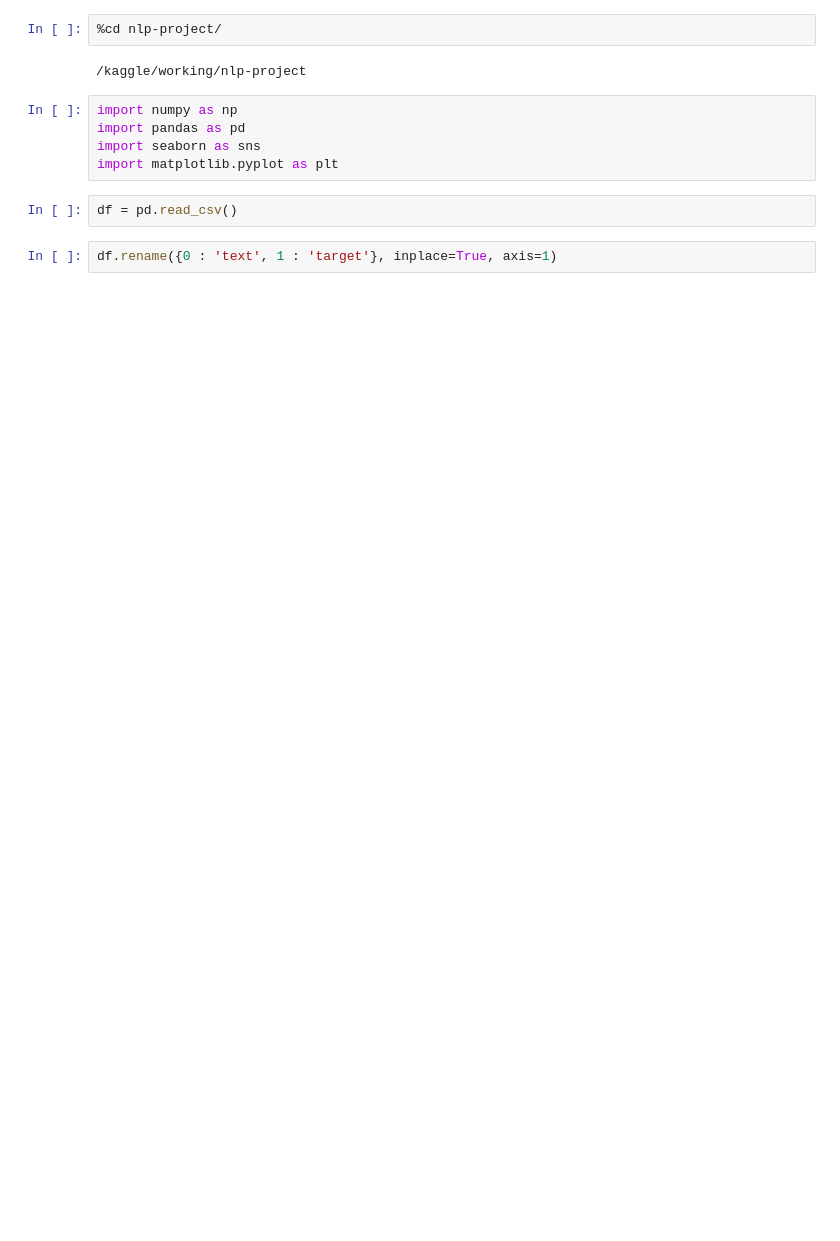
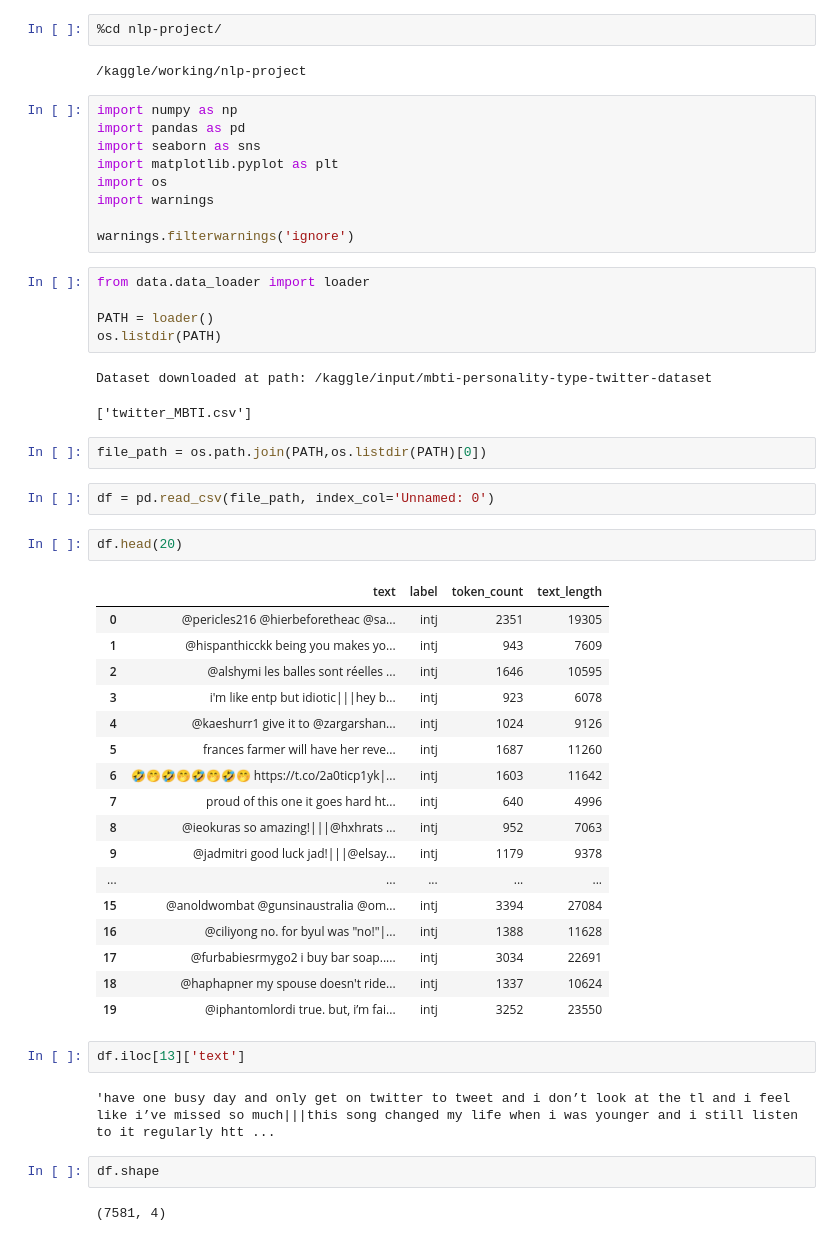
Before and after one commit to oopscompiled/nlp-project, a Jupyter notebook: notebooks/exploratory.ipynb, the cells around one changed output. Saved outputs shown, nothing was run; the diff lists cells and outputs as text; blank space fills up the shorter version.

```diff
--- a/notebooks/exploratory.ipynb
+++ b/notebooks/exploratory.ipynb
@@ -19,7 +19,47 @@ import numpy as np
 import pandas as pd
 import seaborn as sns
 import matplotlib.pyplot as plt
+import os
+import warnings
+
+warnings.filterwarnings('ignore')
+# %%
+from data.data_loader import loader
+
+PATH = loader()
+os.listdir(PATH)
+# %% [output]
+Dataset downloaded at path: /kaggle/input/mbti-personality-type-twitter-dataset
+['twitter_MBTI.csv']
+# %%
+file_path = os.path.join(PATH,os.listdir(PATH)[0])
 # %%
-df = pd.read_csv()
+df = pd.read_csv(file_path, index_col='Unnamed: 0')
-# %%
-df.rename({0 : 'text', 1 : 'target'}, inplace=True, axis=1)
+# %%
+df.head(20)
+# %% [output]
+|  | text | label | token_count | text_length |
+| 0 | @pericles216 @hierbeforetheac @sa... | intj | 2351 | 19305 |
+| 1 | @hispanthicckk being you makes yo... | intj | 943 | 7609 |
+| 2 | @alshymi les balles sont réelles ... | intj | 1646 | 10595 |
+| 3 | i'm like entp but idiotic|||hey b... | intj | 923 | 6078 |
+| 4 | @kaeshurr1 give it to @zargarshan... | intj | 1024 | 9126 |
+| 5 | frances farmer will have her reve... | intj | 1687 | 11260 |
+| 6 | 🤣🤭🤣🤭🤣🤭🤣🤭 https://t.co/2a0ticp1yk|... | intj | 1603 | 11642 |
+| 7 | proud of this one it goes hard ht... | intj | 640 | 4996 |
+| 8 | @ieokuras so amazing!|||@hxhrats ... | intj | 952 | 7063 |
+| 9 | @jadmitri good luck jad!|||@elsay... | intj | 1179 | 9378 |
+| ... | ... | ... | ... | ... |
+| 15 | @anoldwombat @gunsinaustralia @om... | intj | 3394 | 27084 |
+| 16 | @ciliyong no. for byul was "no!"|... | intj | 1388 | 11628 |
+| 17 | @furbabiesrmygo2 i buy bar soap..... | intj | 3034 | 22691 |
+| 18 | @haphapner my spouse doesn't ride... | intj | 1337 | 10624 |
+| 19 | @iphantomlordi true. but, i’m fai... | intj | 3252 | 23550 |
+# %%
+df.iloc[13]['text']
+# %% [output]
+'have one busy day and only get on twitter to tweet and i don’t look at the tl and i feel like i’ve missed so much|||this song changed my life when i was younger and i still listen to it regularly htt ...
+# %%
+df.shape
+# %% [output]
+(7581, 4)
```
Also changed, not shown: parts of 10 cells of this notebook, 2 other files.
